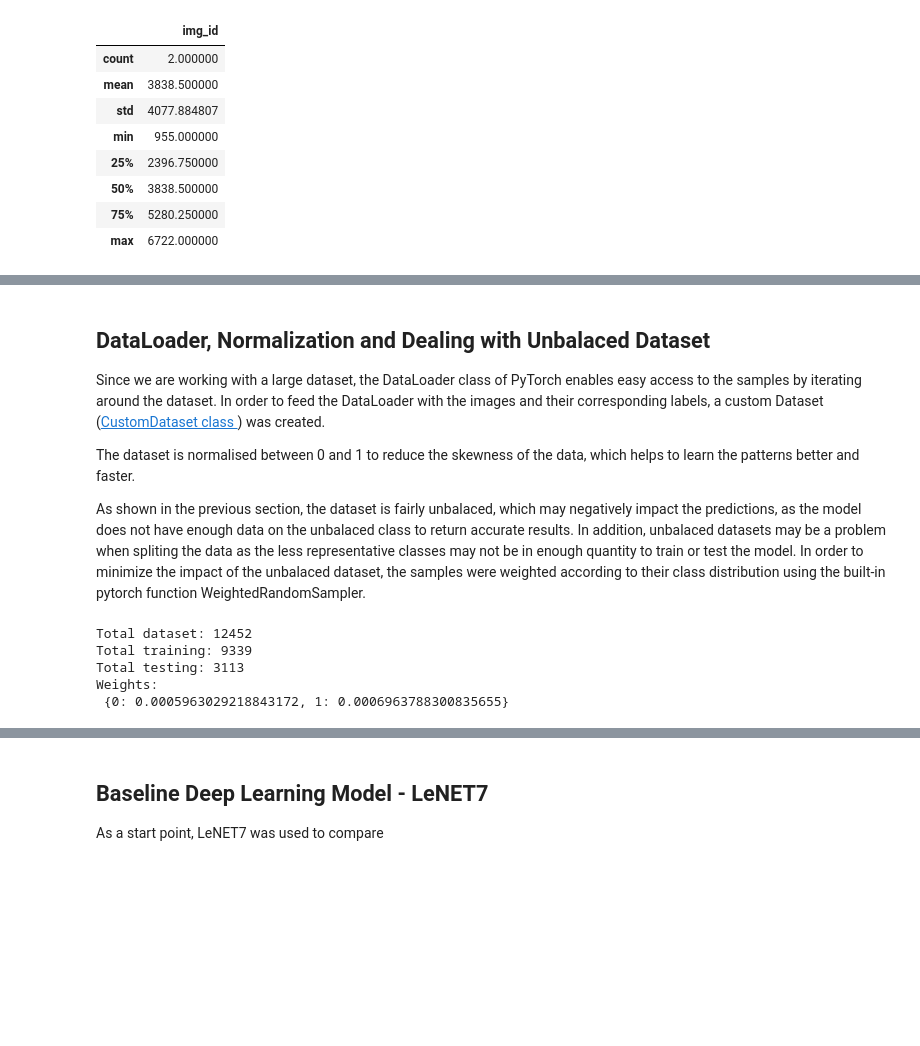
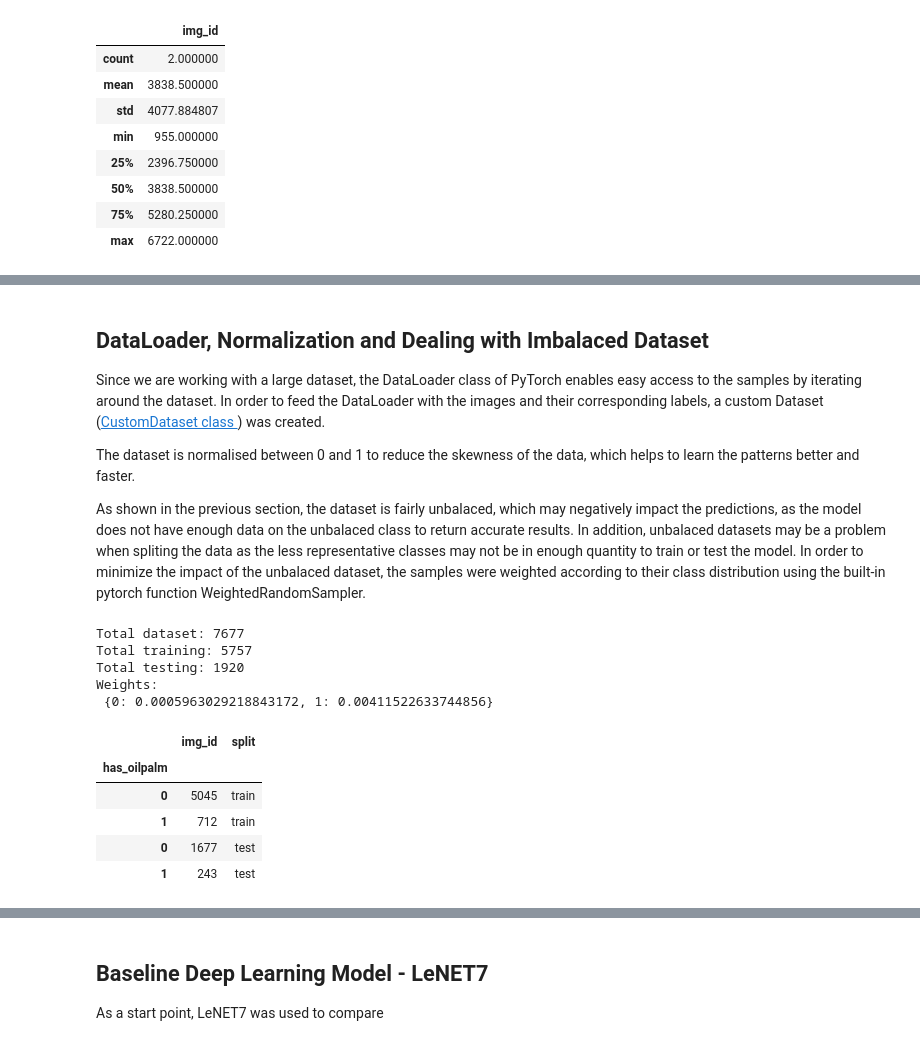
Before and after one commit to vibferreira/DL_UBS, a Jupyter notebook: assignment.ipynb, the cells around one changed output, grey strips where cells are left out. Drawn from its saved outputs; the diff is of its cells as text; code cells hidden in the pictures; blank space fills up the shorter version.

```diff
--- a/assignment.ipynb
+++ b/assignment.ipynb
@@ -252,7 +249,7 @@ train_df.index = range(len(train_df.index))
 # df = train_df[~train_df.index.duplicated()]
 # len(train_df)
 # %% [markdown]
-## DataLoader, Normalization and Dealing with Unbalaced Dataset
+## DataLoader, Normalization and Dealing with Imbalaced Dataset
 
 Since we are working with a large dataset, the DataLoader class of PyTorch enables easy access to the samples by iterating around the dataset. In order to feed the DataLoader with the images and their corresponding labels, a custom Dataset ([CustomDataset class ](https://pytorch.org/tutorials/beginner/basics/data_tutorial.html#creating-a-custom-dataset-for-your-files)) was created.
 
@@ -328,8 +452,8 @@ class CustomDataset(Dataset):
 
     return img, label
 # %%
-# DataLoader
-batch_size=32
+# Batch size
+batch_size=64
 
 # Normalisation
 transform = transforms.Compose([
@@ -339,49 +463,42 @@ transform = transforms.Compose([
             #                      std=(1=.5, .5, .5)) # std of each channel
             ])
 
-# transform_minority = transforms.Compose([
-#             transforms.RandomHorizontalFlip(p=0.5)
-#             ])
+# Split dataset into Train and Test
+train, test = train_test_split(train_df, test_size=0.25, random_state=0, shuffle=True)
 
-# Weighted Random Sampler
-def weighted_random_sampler(target):
-  """ Return sample weights based on the class distribution"""
-  target = target['has_oilpalm']
-  label_counts = np.bincount(target)
-  labels_weights = 1. / label_counts
-  samples_weight = torch.tensor([labels_weights[t] for t in target]).double()
-  sampler = WeightedRandomSampler(samples_weight, len(samples_weight))
+# Sampler
+sampler_train, weight_train = weighted_random_sampler(train)
+sampler_test, weights_test = weighted_random_sampler(test)
 
-  return sampler, samples_weight
+# DataLoader
+train_dataloader, train_dataset = dataloader(train, project_path, sampler_train, transform, batch_size)
+test_dataloader, test_dataset = dataloader(test, project_path, sampler_test, transform, batch_size)
 
-# Split dataset into Train and Test
-train_df = train_df.reindex(np.random.permutation(train_df.index)) # shuffling the data
-train, test = train_test_split(train_df, test_size=0.25, random_state=0)
-
-# Total Dataset
+# Summary of the Datasets
 print('Total dataset:', train_df.shape[0])
-
-# Train
-sampler_train, weight_train = weighted_random_sampler(train)
-training_data = CustomDataset(project_path, train, transform=transform)
-train_dataloader = DataLoader(training_data, batch_size=batch_size, sampler=sampler_train)
-
-print('Total training:', len(training_data))
-
-# Test
-sampler_test, weights_test = weighted_random_sampler(test)
-testing_data = CustomDataset(project_path, test, transform=transform)
-test_dataloader = DataLoader(testing_data, batch_size=batch_size, sampler=sampler_test)
-
-print('Total testing:', len(testing_data))
-
-# Weights
+print('Total training:', len(train_dataset))
+print('Total testing:', len(test_dataset))
 print('Weights:\n', {i:label for i, label in enumerate(np.unique(weights_test))})
 # %% [output]
-Total dataset: 12452
-Total training: 9339
-Total testing: 3113
+Total dataset: 7677
+Total training: 5757
+Total testing: 1920
 Weights:
- {0: 0.0005963029218843172, 1: 0.0006963788300835655}
+ {0: 0.0005963029218843172, 1: 0.00411522633744856}
+# %%
+# Number of images of each label into training and testing
+count_train = train.groupby('has_oilpalm').count()
+count_train['split']='train'
+count_test = test.groupby('has_oilpalm').count()
+count_test['split']='test'
+
+pd.concat([count_train,count_test])
+# %% [output]
+|  | img_id | split |
+| has_oilpalm |  |  |
+| 0 | 5045 | train |
+| 1 | 712 | train |
+| 0 | 1677 | test |
+| 1 | 243 | test |
 # %%
 # Check DataLoader's content of first image in the Test Set
```
Also changed, not shown: parts of 24 cells of this notebook.
